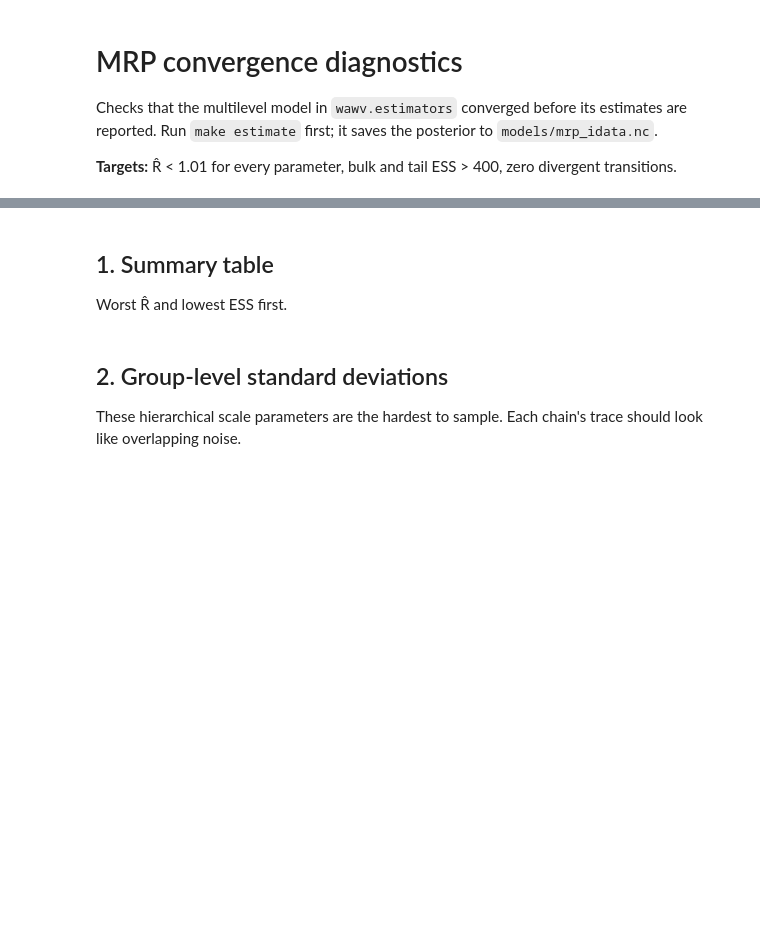
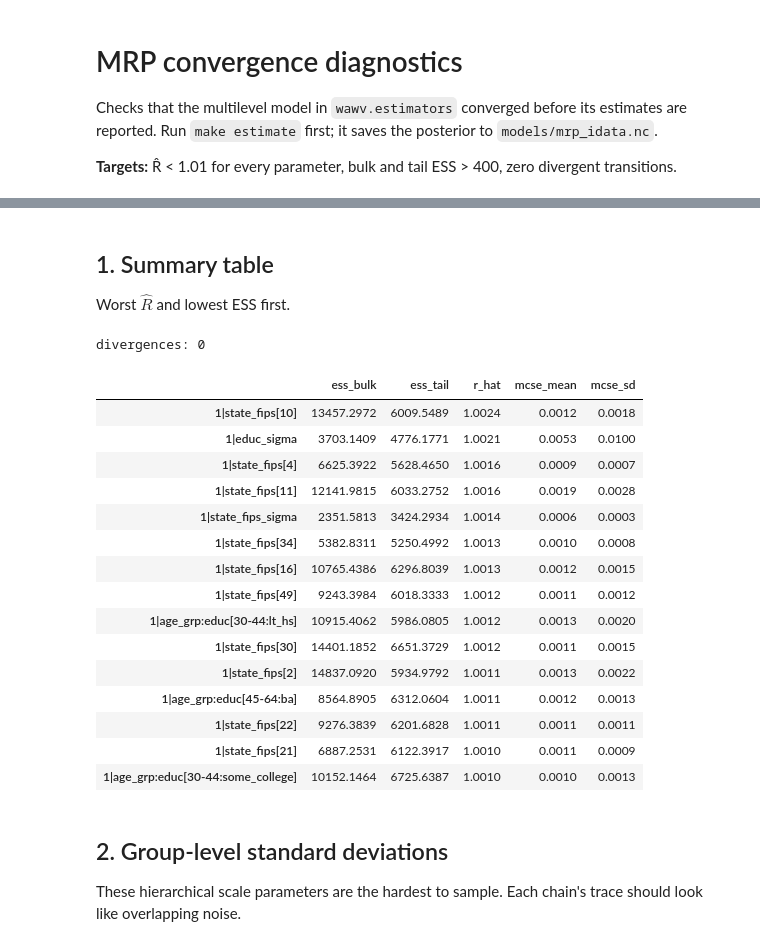
Before and after one commit to conallnoonan/who-answers-who-votes, a Jupyter notebook: notebooks/01_mrp_diagnostics.ipynb, the cells around one changed output, grey strips where cells are left out. Drawn from its saved outputs; the diff is of its cells as text; code cells hidden in the pictures; blank space fills up the shorter version.

```diff
--- a/notebooks/01_mrp_diagnostics.ipynb
+++ b/notebooks/01_mrp_diagnostics.ipynb
@@ -17,10 +37,28 @@ idata
 # %% [markdown]
 ## 1. Summary table
-Worst R̂ and lowest ESS first.
+Worst $\hat{R}$ and lowest ESS first.
 # %%
-summ = az.summary(idata, kind='diagnostics')
+summ = az.summary(idata, kind='diagnostics', round_to=4)
 print('divergences:', int(idata.sample_stats['diverging'].sum()))
 summ.sort_values('r_hat', ascending=False).head(15)
+# %% [output]
+divergences: 0
+|  | ess_bulk | ess_tail | r_hat | mcse_mean | mcse_sd |
+| 1|state_fips[10] | 13457.2972 | 6009.5489 | 1.0024 | 0.0012 | 0.0018 |
+| 1|educ_sigma | 3703.1409 | 4776.1771 | 1.0021 | 0.0053 | 0.0100 |
+| 1|state_fips[4] | 6625.3922 | 5628.4650 | 1.0016 | 0.0009 | 0.0007 |
+| 1|state_fips[11] | 12141.9815 | 6033.2752 | 1.0016 | 0.0019 | 0.0028 |
+| 1|state_fips_sigma | 2351.5813 | 3424.2934 | 1.0014 | 0.0006 | 0.0003 |
+| 1|state_fips[34] | 5382.8311 | 5250.4992 | 1.0013 | 0.0010 | 0.0008 |
+| 1|state_fips[16] | 10765.4386 | 6296.8039 | 1.0013 | 0.0012 | 0.0015 |
+| 1|state_fips[49] | 9243.3984 | 6018.3333 | 1.0012 | 0.0011 | 0.0012 |
+| 1|age_grp:educ[30-44:lt_hs] | 10915.4062 | 5986.0805 | 1.0012 | 0.0013 | 0.0020 |
+| 1|state_fips[30] | 14401.1852 | 6651.3729 | 1.0012 | 0.0011 | 0.0015 |
+| 1|state_fips[2] | 14837.0920 | 5934.9792 | 1.0011 | 0.0013 | 0.0022 |
+| 1|age_grp:educ[45-64:ba] | 8564.8905 | 6312.0604 | 1.0011 | 0.0012 | 0.0013 |
+| 1|state_fips[22] | 9276.3839 | 6201.6828 | 1.0011 | 0.0011 | 0.0011 |
+| 1|state_fips[21] | 6887.2531 | 6122.3917 | 1.0010 | 0.0011 | 0.0009 |
+| 1|age_grp:educ[30-44:some_college] | 10152.1464 | 6725.6387 | 1.0010 | 0.0010 | 0.0013 |
 # %% [markdown]
 ## 2. Group-level standard deviations
 These hierarchical scale parameters are the hardest to sample. Each chain's trace should look like overlapping noise.
```
Also changed, not shown: parts of 5 cells of this notebook, 57 other files.
